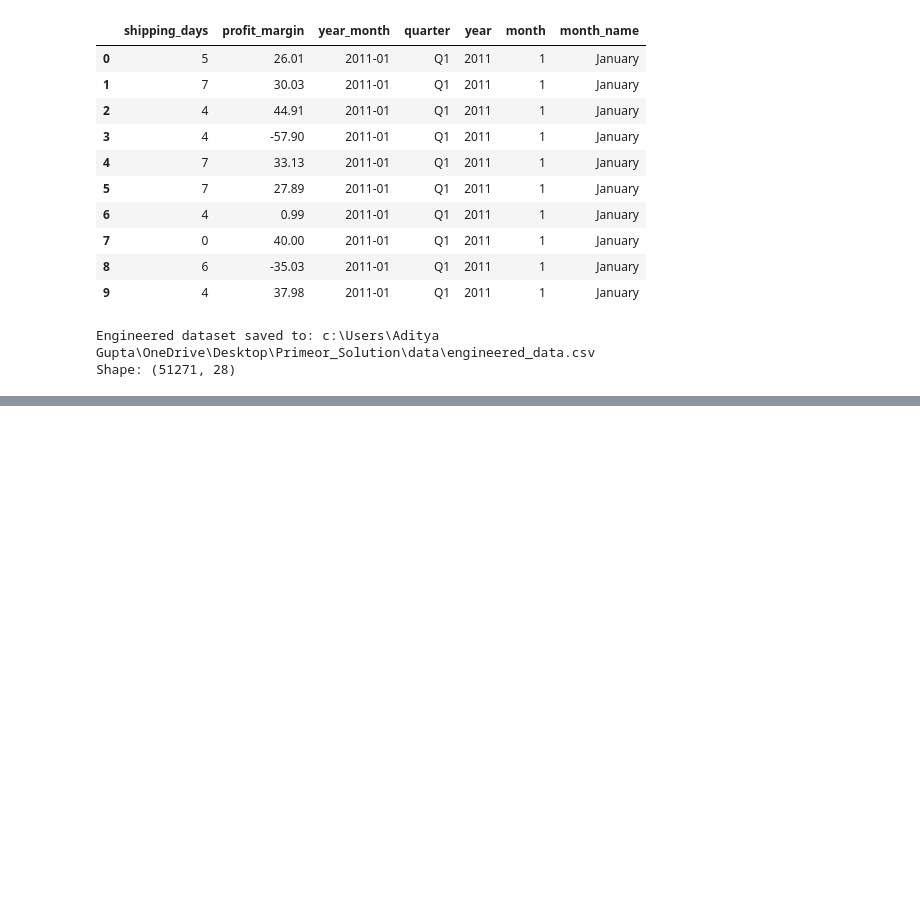
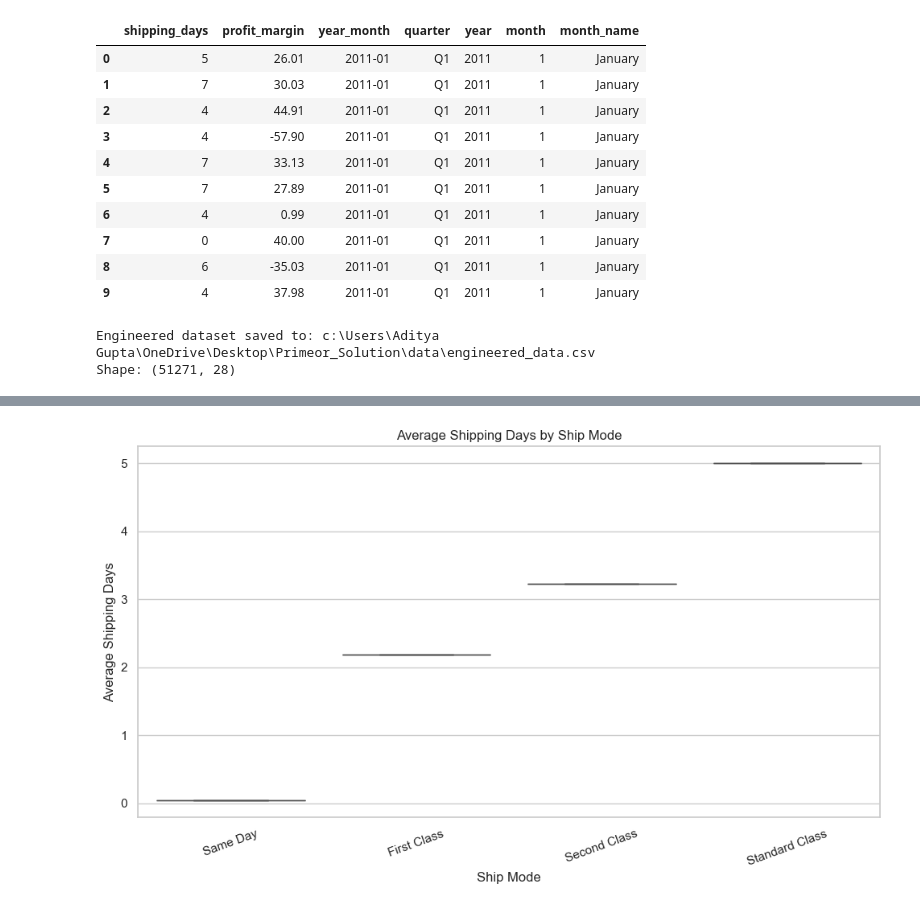
Before and after one commit to addyji007-bot/primeor-solution, a Jupyter notebook: notebooks/04_feature_engineering.ipynb, the cells around one changed output, grey strips where cells are left out. Drawn from its saved outputs; the diff is of its cells as text; code cells hidden in the pictures; blank space fills up the shorter version.

```diff
--- a/notebooks/04_feature_engineering.ipynb
+++ b/notebooks/04_feature_engineering.ipynb
@@ -198,0 +224,8 @@ Shape: (51271, 28)
+# %%
+shipping_by_mode = (
+        df.groupby("ship_mode")["shipping_days"]
+    .agg(["count", "mean", "median", "min", "max"])
+    .sort_values("mean")
+)
+
+shipping_by_mode
@@ -198,0 +239,23 @@ Shape: (51271, 28)
+# %%
+plt.figure(figsize=(10,6))
+
+sns.boxplot(
+    data=shipping_by_mode.reset_index(),
+    x='ship_mode',
+    y='mean'
+)
+plt.title("Average Shipping Days by Ship Mode")
+plt.xlabel("Ship Mode")
+plt.ylabel("Average Shipping Days")
+plt.xticks(rotation =  20)
+plt.tight_layout()
+
+plt.savefig(
+    FIGURES_DIR /  "04_shipping_days_by_ship_mode.png",
+    dpi=300,
+    bbox_inches="tight"
+)
+
+plt.show()
+# %% [output]
+[figure, added]
```
Also changed, not shown: parts of 43 cells of this notebook, 17 other files.
